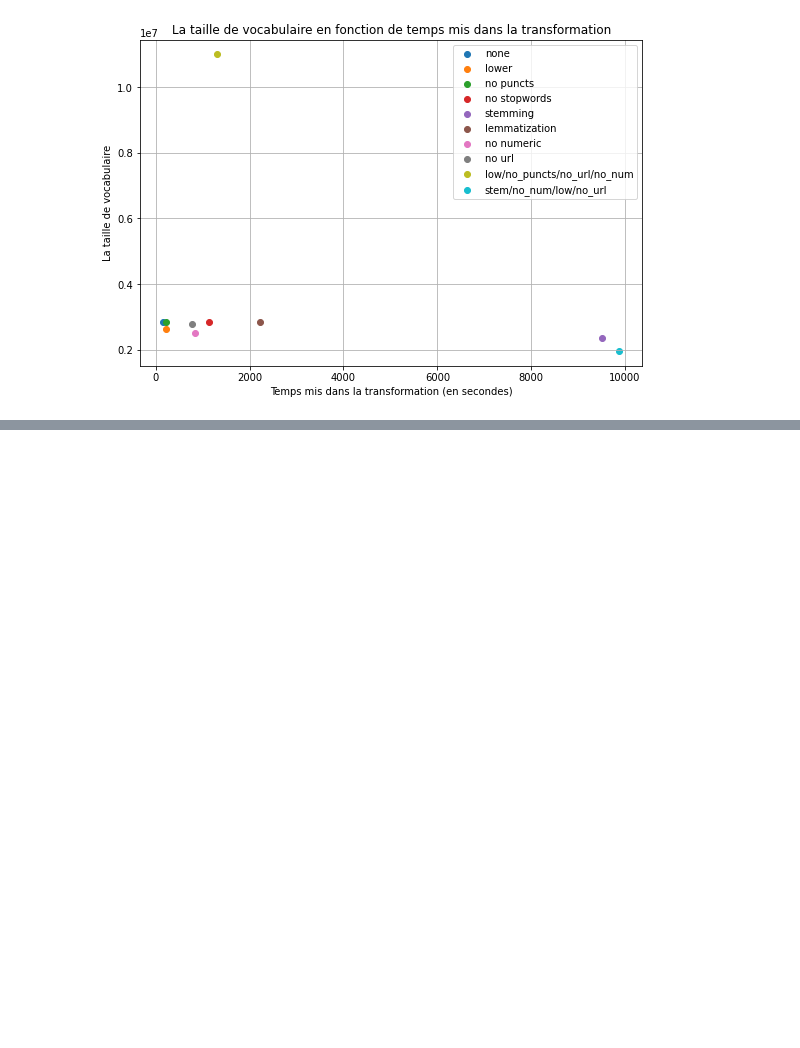
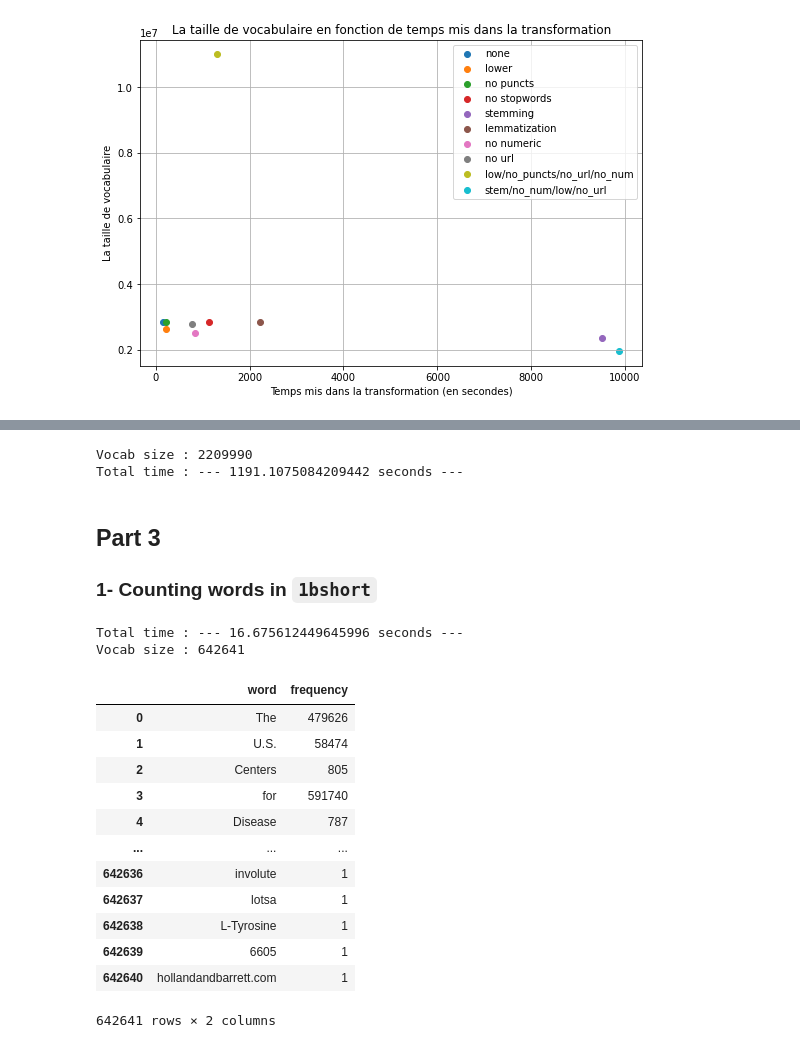
Before and after one commit to KacemKhaled/IFT6285-NLP, a Jupyter notebook: TP1/TP1.ipynb, the cells around one changed output, grey strips where cells are left out. Drawn from its saved outputs; the diff is of its cells as text; code cells hidden in the pictures; blank space fills up the shorter version.

```diff
--- a/TP1/TP1.ipynb
+++ b/TP1/TP1.ipynb
@@ -9,4 +9,5 @@ import time
 import matplotlib.pyplot as plt
 # %%
 folder = 'training-monolingual.tokenized.shuffled/'
+folder_short = '1bshort/'
 # %% [markdown]
@@ -444,0 +446,16 @@ plot_vocab_time_per_transf(new_total_times,new_vocab_sizes, new_transformations)
+# %%
+# transformation  : lower, no url, no numeric
+total_time_final, vocab_size_final, times_final, types_final, wc_final = count_words_multiple_final(folder, lower = True, numeric = True,
+                                        url = True, stem = False, lem = False,
+                                        puncts = False, stopwords = False)
+# %% [output]
+Vocab size : 2209990
+Total time : --- 1191.1075084209442 seconds ---
+# %% [markdown]
+## Part 3
+### 1- Counting words in `1bshort`
+# %%
+total_time_short, wc_short, _, _ = count_words_wc(folder_short)
+# %% [output]
+Total time : --- 16.675612449645996 seconds ---
+Vocab size : 642641
@@ -444,0 +466,16 @@ plot_vocab_time_per_transf(new_total_times,new_vocab_sizes, new_transformations)
+# %%
+df_short
+# %% [output]
+|  | word | frequency |
+| 0 | The | 479626 |
+| 1 | U.S. | 58474 |
+| 2 | Centers | 805 |
+| 3 | for | 591740 |
+| 4 | Disease | 787 |
+| ... | ... | ... |
+| 642636 | involute | 1 |
+| 642637 | lotsa | 1 |
+| 642638 | L-Tyrosine | 1 |
+| 642639 | 6605 | 1 |
+| 642640 | hollandandbarrett.com | 1 |
+642641 rows × 2 columns
```
Also changed, not shown: parts of 23 cells of this notebook, 5 other files.
